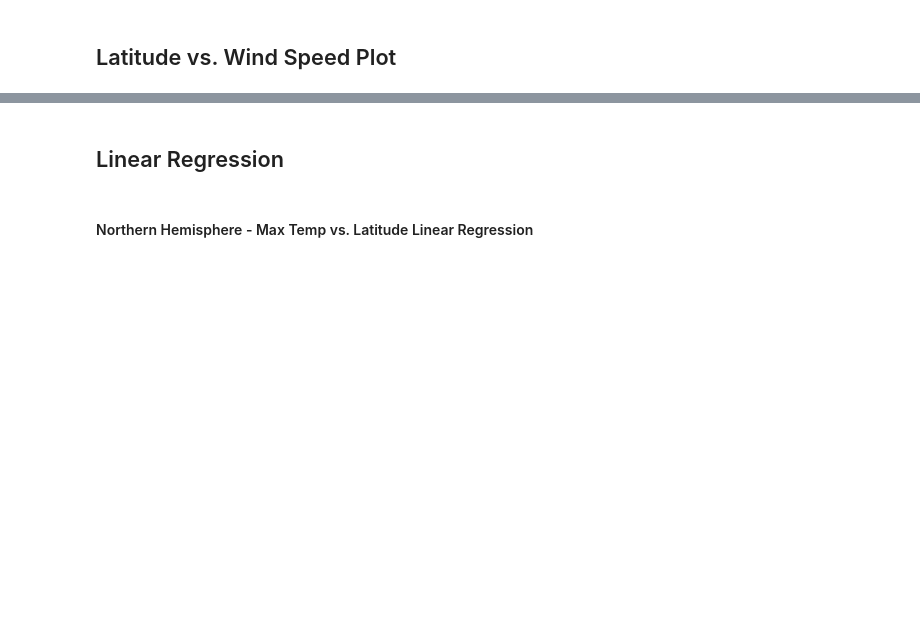
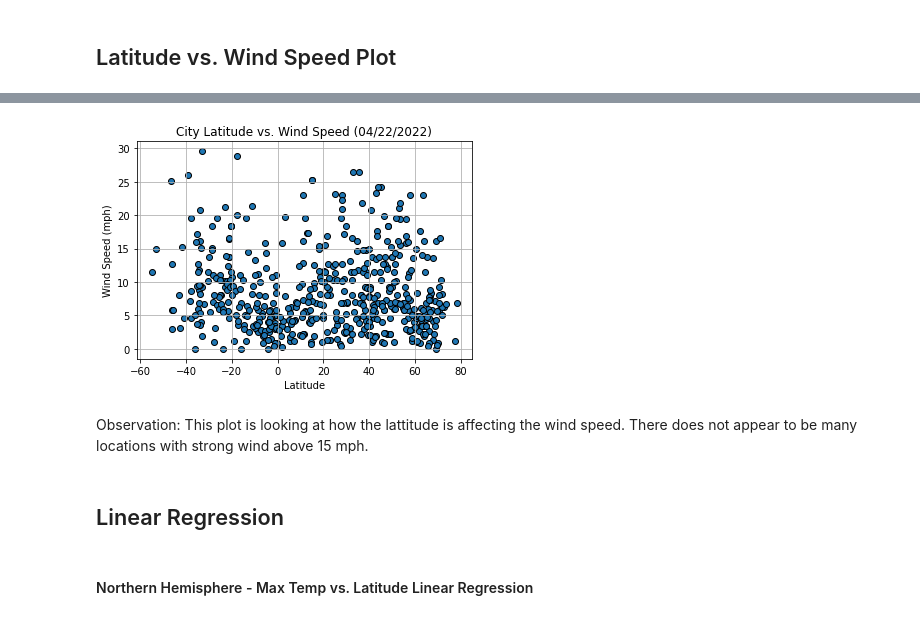
Before and after one commit to KaizaM/python-api-challenge, a Jupyter notebook: starter_code/WeatherPy.ipynb, the cells around one changed output, grey strips where cells are left out. Cells and saved outputs as stored; diff of their text form; code cells hidden in the pictures; blank space fills up the shorter version.

```diff
--- a/starter_code/WeatherPy.ipynb
+++ b/starter_code/WeatherPy.ipynb
@@ -151,2 +210,9 @@ Int64Index([], dtype='int64')
+# %%
+scatter_plot('Wind Speed (mph)','Wind Speed')
+# %% [output]
+[figure, added]
+# %% [markdown]
+Observation:
+This plot is looking at how the lattitude is affecting the wind speed. There does not appear to be many locations with strong wind above 15 mph.
 # %% [markdown]
 ## Linear Regression
```
Also changed, not shown: parts of 48 cells of this notebook, 5 other files.
